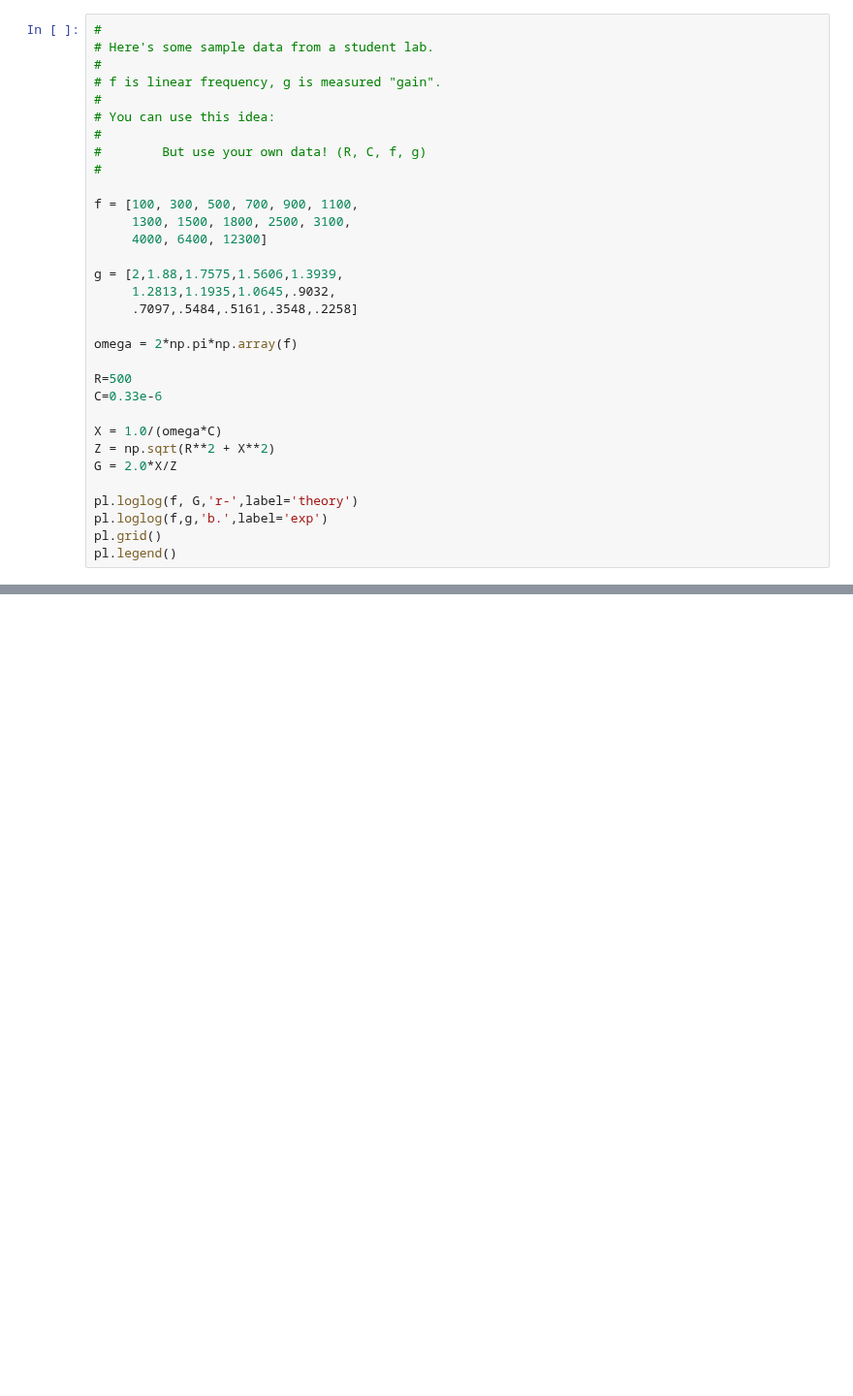
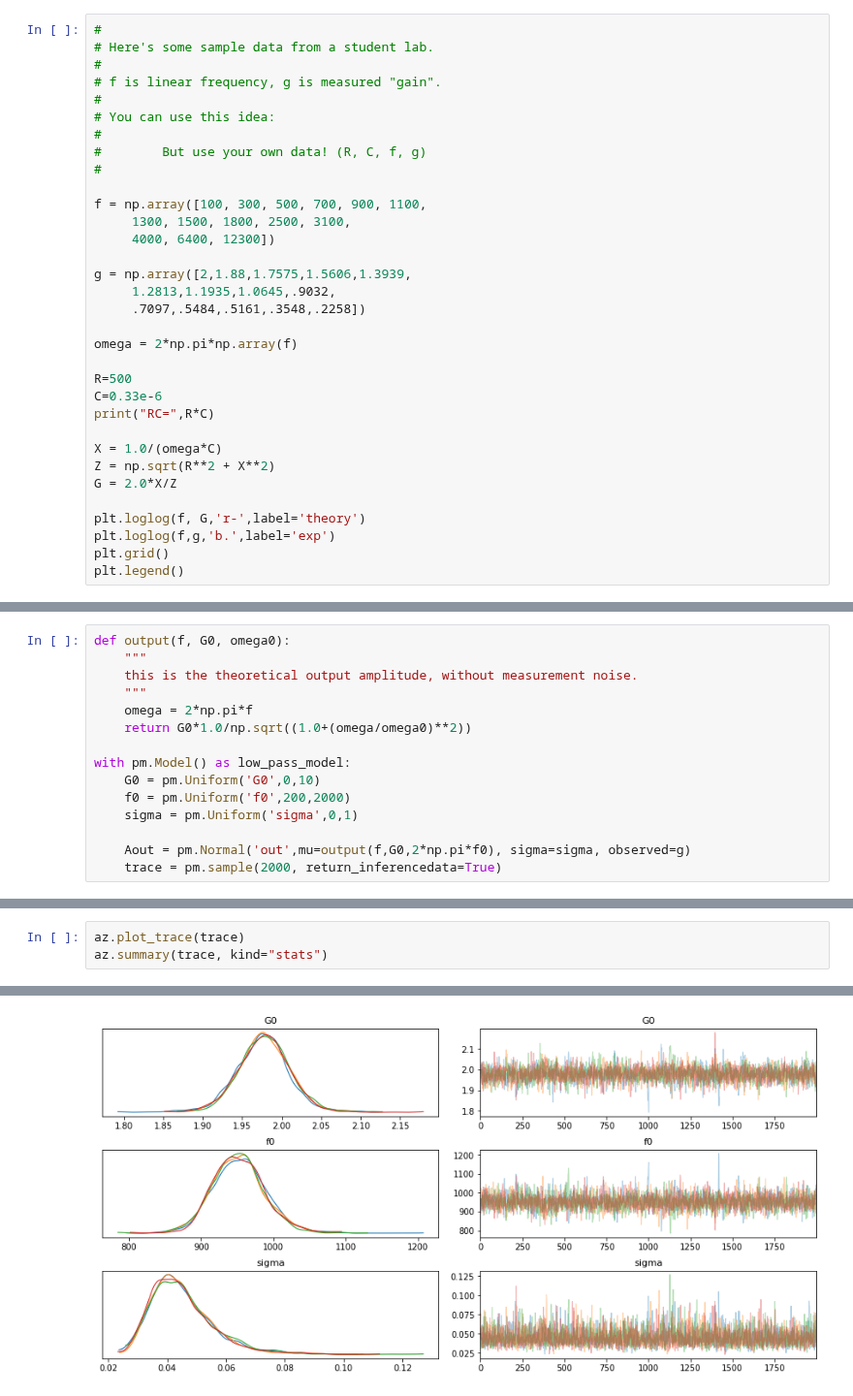
Before and after one commit to sspickle/instrumentation-projects, a Jupyter notebook: proj3/Modeling A Low Pass Filter-Amplifier.ipynb, the cells around one changed output, grey strips where cells are left out. Shown at 97% size. Drawn from its saved outputs; the diff is of its cells as text; blank space fills up the shorter version.

```diff
--- a/proj3/Modeling A Low Pass Filter-Amplifier.ipynb
+++ b/proj3/Modeling A Low Pass Filter-Amplifier.ipynb
@@ -50,25 +52,26 @@ Now, what happens when you add a $x2$ amplifier after the RC circuit?
 #        But use your own data! (R, C, f, g)
 #
 
-f = [100, 300, 500, 700, 900, 1100,
+f = np.array([100, 300, 500, 700, 900, 1100,
      1300, 1500, 1800, 2500, 3100,
-     4000, 6400, 12300]
+     4000, 6400, 12300])
 
-g = [2,1.88,1.7575,1.5606,1.3939,
+g = np.array([2,1.88,1.7575,1.5606,1.3939,
      1.2813,1.1935,1.0645,.9032,
-     .7097,.5484,.5161,.3548,.2258]
+     .7097,.5484,.5161,.3548,.2258])
 
 omega = 2*np.pi*np.array(f)
 
 R=500
 C=0.33e-6
+print("RC=",R*C)
 
 X = 1.0/(omega*C)
 Z = np.sqrt(R**2 + X**2)
 G = 2.0*X/Z
 
-pl.loglog(f, G,'r-',label='theory')
-pl.loglog(f,g,'b.',label='exp')
-pl.grid()
-pl.legend()
+plt.loglog(f, G,'r-',label='theory')
+plt.loglog(f,g,'b.',label='exp')
+plt.grid()
+plt.legend()
 # %% [output]
@@ -76,0 +83,15 @@ pl.legend()
+# %%
+def output(f, G0, omega0):
+    """
+    this is the theoretical output amplitude, without measurement noise.
+    """
+    omega = 2*np.pi*f
+    return G0*1.0/np.sqrt((1.0+(omega/omega0)**2))
+
+with pm.Model() as low_pass_model:
+    G0 = pm.Uniform('G0',0,10)
+    f0 = pm.Uniform('f0',200,2000)
+    sigma = pm.Uniform('sigma',0,1)
+
+    Aout = pm.Normal('out',mu=output(f,G0,2*np.pi*f0), sigma=sigma, observed=g)
+    trace = pm.sample(2000, return_inferencedata=True)
@@ -76,0 +105,4 @@ pl.legend()
+# %%
+az.plot_trace(trace)
+az.summary(trace, kind="stats")
+# %% [output]
@@ -76,0 +113 @@ pl.legend()
+[figure, added]
```
Also changed, not shown: parts of 10 cells of this notebook, 1 other file.
